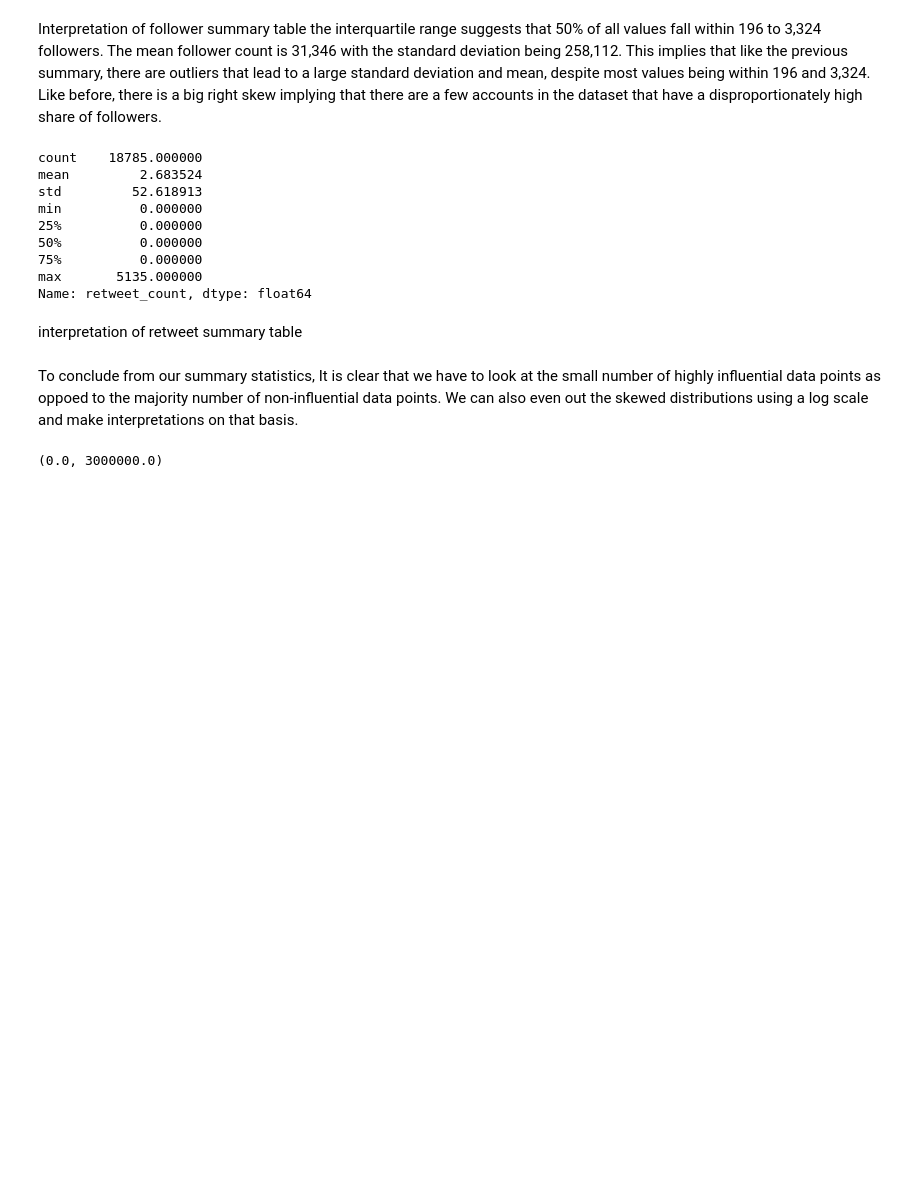
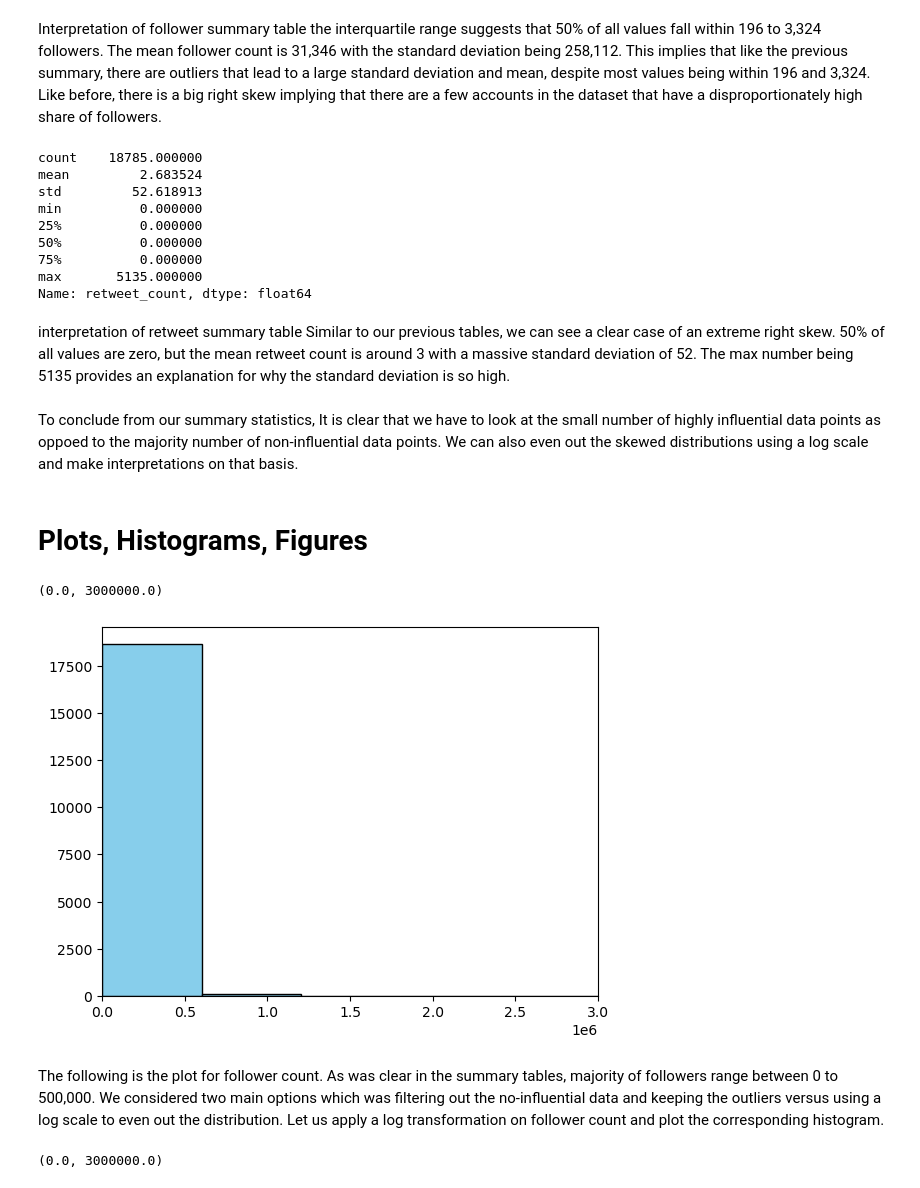
Before and after one commit to ECO225-W2024/project-one-code-Dey2710, a Jupyter notebook: ECO225 project 1.ipynb, the cells around one changed output. Saved outputs shown, nothing was run; the diff lists cells and outputs as text; code cells hidden in the pictures; blank space fills up the shorter version.

```diff
--- a/ECO225 project 1.ipynb
+++ b/ECO225 project 1.ipynb
@@ -109,8 +110,19 @@ max       5135.000000
 Name: retweet_count, dtype: float64
 # %% [markdown]
 interpretation of retweet summary table
+Similar to our previous tables, we can see a clear case of an extreme right skew. 50% of all values are zero, but the mean retweet count is around 3 with a massive standard deviation of 52. The max number being 5135 provides an explanation for why the standard deviation is so high.
 # %% [markdown]
 To conclude from our summary statistics, It is clear that we have to look at the small number of highly influential data points as oppoed to the majority number of non-influential data points. We can also even out the skewed distributions using a log scale and make interpretations on that basis.
+# %% [markdown]
+# Plots, Histograms, Figures
+# %%
+plt.hist(df_cleaned['user_followers_count'], bins = 20, edgecolor = 'black', color = 'skyblue')
+plt.xlim([0,3000000])
+# %% [output]
+(0.0, 3000000.0)
+[figure, added]
+# %% [markdown]
+The following is the plot for follower count. As was clear in the summary tables, majority of followers range between 0 to 500,000. We considered two main options which was filtering out the no-influential data and keeping the outliers versus using a log scale to even out the distribution. Let us apply a log transformation on follower count and plot the corresponding histogram.
 # %%
 #histogram of followers count
 plt.hist(df_cleaned['user_followers_count'],log = True, bins = 20, edgecolor = 'black', color = 'skyblue')
```
Also changed, not shown: parts of 10 cells of this notebook.
